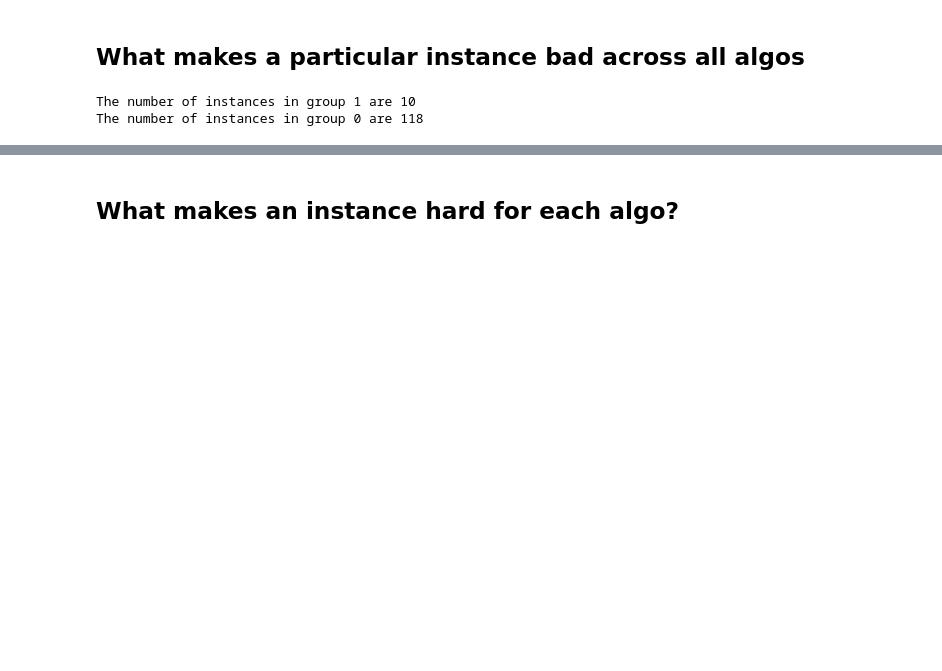
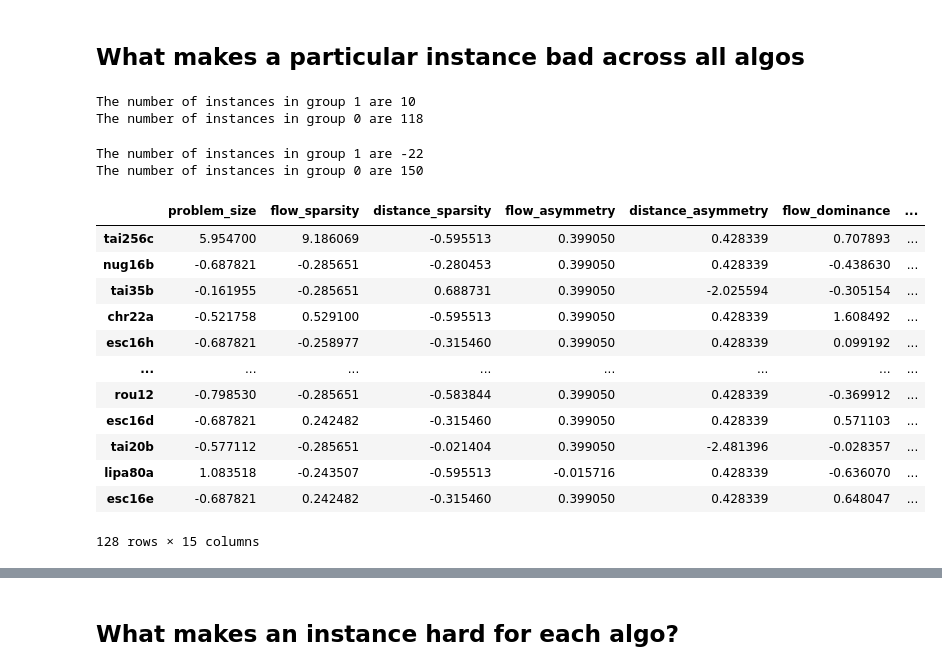
Before and after one commit to NarymanTarvand/qap-heuristic, a Jupyter notebook: nary_and_harry_do_analysis.ipynb, the cells around one changed output, grey strips where cells are left out. Cells and saved outputs as stored; diff of their text form; code cells hidden in the pictures; blank space fills up the shorter version.

```diff
--- a/nary_and_harry_do_analysis.ipynb
+++ b/nary_and_harry_do_analysis.ipynb
@@ -32,5 +28,30 @@ print(f"The number of instances in group 0 are {len(kmeans.labels_) - sum(kmeans
 # %% [output]
 The number of instances in group 1 are 10
 The number of instances in group 0 are 118
+# %%
+dbscan = DBSCAN().fit(data)
+print(f"The number of instances in group 1 are {sum(dbscan.labels_)}")
+print(f"The number of instances in group 0 are {len(dbscan.labels_) - sum(dbscan.labels_)}")
+# %% [output]
+The number of instances in group 1 are -22
+The number of instances in group 0 are 150
+# %%
+from sklearn.preprocessing import StandardScaler
+
+instance_features[instance_features.columns] = StandardScaler().fit_transform(instance_features[instance_features.columns])
+# %% [output]
+|  | problem_size | flow_sparsity | distance_sparsity | flow_asymmetry | distance_asymmetry | flow_dominance | ... |
+| tai256c | 5.954700 | 9.186069 | -0.595513 | 0.399050 | 0.428339 | 0.707893 | ... |
+| nug16b | -0.687821 | -0.285651 | -0.280453 | 0.399050 | 0.428339 | -0.438630 | ... |
+| tai35b | -0.161955 | -0.285651 | 0.688731 | 0.399050 | -2.025594 | -0.305154 | ... |
+| chr22a | -0.521758 | 0.529100 | -0.595513 | 0.399050 | 0.428339 | 1.608492 | ... |
+| esc16h | -0.687821 | -0.258977 | -0.315460 | 0.399050 | 0.428339 | 0.099192 | ... |
+| ... | ... | ... | ... | ... | ... | ... | ... |
+| rou12 | -0.798530 | -0.285651 | -0.583844 | 0.399050 | 0.428339 | -0.369912 | ... |
+| esc16d | -0.687821 | 0.242482 | -0.315460 | 0.399050 | 0.428339 | 0.571103 | ... |
+| tai20b | -0.577112 | -0.285651 | -0.021404 | 0.399050 | -2.481396 | -0.028357 | ... |
+| lipa80a | 1.083518 | -0.243507 | -0.595513 | -0.015716 | 0.428339 | -0.636070 | ... |
+| esc16e | -0.687821 | 0.242482 | -0.315460 | 0.399050 | 0.428339 | 0.648047 | ... |
+128 rows × 15 columns
 # %%
 pca = PCA(n_components=2)
```
Also changed, not shown: parts of 9 cells of this notebook, 2 other files.
